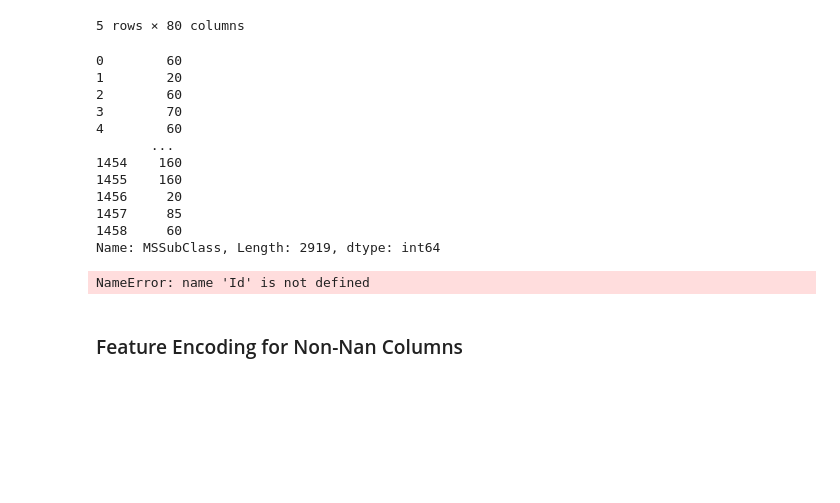
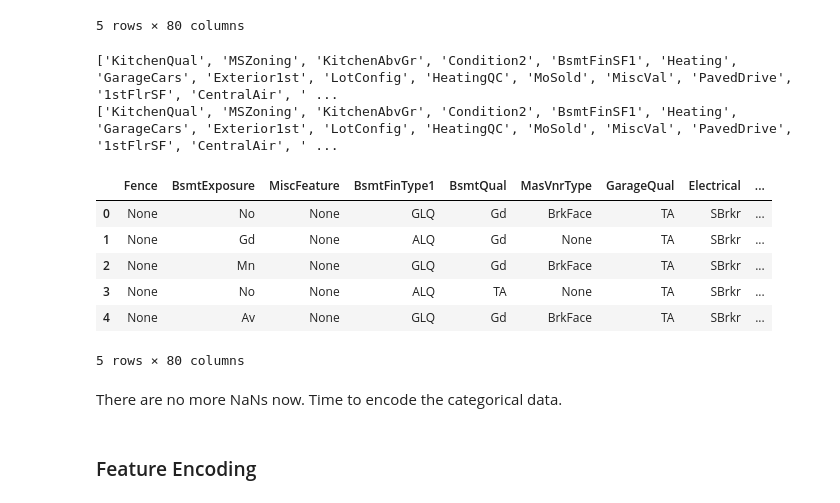
Before and after one commit to SophieSigfstead/Personal, a Jupyter notebook: house-prices-using-xgb-grid-randomized-sv-tf.ipynb, the cells around one changed output. Cells and saved outputs as stored; diff of their text form; code cells hidden in the pictures; blank space fills up the shorter version.

Commit message:
Kaggle Notebook | House Prices using XGB, Grid/Randomized SV , TF | Version 6

```diff
--- a/house-prices-using-xgb-grid-randomized-sv-tf.ipynb
+++ b/house-prices-using-xgb-grid-randomized-sv-tf.ipynb
@@ -114,6 +143,6 @@ plt.show()
 # %%
-cols = df.columns
-num_cols = df._get_numeric_data().columns
+cols = list(df.columns)
+num_cols = list(df._get_numeric_data().columns)
 cat_cols = list(set(cols) - set(num_cols))
 # %% [markdown]
 #### Numeric Cols:
@@ -170,37 +203,28 @@ all_X.head()
 # %%
 null_col = [col for col in X.columns if X[col].isnull().sum() > 0]
-
-def intersection(lst1, lst2):
-    return list(set(lst1).intersection(lst2))
-
 null_cats = intersection(null_col, cat_cols)
 null_nums = intersection(null_col, num_cols)
 
-all_X[null_cats[0]]
-
-all_X.head()
-
-all_X.MSSubClass
+non_null = list(set(cols) - set(null_col))
+print(non_null)
+non_null.remove('SalePrice')
+print(non_null)
+#no_cat = list(set(cols) - set(null_col)-set(non_null)) ## empty
 # %% [output]
-0        60
-1        20
-2        60
-3        70
-4        60
-       ...
-1454    160
-1455    160
-1456     20
-1457     85
-1458     60
-Name: MSSubClass, Length: 2919, dtype: int64
+['KitchenQual', 'MSZoning', 'KitchenAbvGr', 'Condition2', 'BsmtFinSF1', 'Heating', 'GarageCars', 'Exterior1st', 'LotConfig', 'HeatingQC', 'MoSold', 'MiscVal', 'PavedDrive', '1stFlrSF', 'CentralAir', ' ...
+['KitchenQual', 'MSZoning', 'KitchenAbvGr', 'Condition2', 'BsmtFinSF1', 'Heating', 'GarageCars', 'Exterior1st', 'LotConfig', 'HeatingQC', 'MoSold', 'MiscVal', 'PavedDrive', '1stFlrSF', 'CentralAir', ' ...
-# %%
-
-for col in null_cats:
-    encoder = OneHotEncoder()
-    encoder.fit(all_X[[Id, col]])
-    all_X[str('Enc ' + category)] = encoder.transform(all_X[col])
-# %% [output]
-NameError: name 'Id' is not defined
+# %%
+all_X_full = pd.concat([all_X[null_cats].fillna('None'), all_X[null_nums].fillna(0),  all_X[non_null]], axis = 1)
+all_X_full.head()
+# %% [output]
+|  | Fence | BsmtExposure | MiscFeature | BsmtFinType1 | BsmtQual | MasVnrType | GarageQual | Electrical | ... |
+| 0 | None | No | None | GLQ | Gd | BrkFace | TA | SBrkr | ... |
+| 1 | None | Gd | None | ALQ | Gd | None | TA | SBrkr | ... |
+| 2 | None | Mn | None | GLQ | Gd | BrkFace | TA | SBrkr | ... |
+| 3 | None | No | None | ALQ | TA | None | TA | SBrkr | ... |
+| 4 | None | Av | None | GLQ | Gd | BrkFace | TA | SBrkr | ... |
+5 rows × 80 columns
+# %% [markdown]
+There are no more NaNs now. Time to encode the categorical data.
 # %% [markdown]
-### Feature Encoding for Non-Nan Columns
+### Feature Encoding
```
Also changed, not shown: parts of 13 cells of this notebook.
